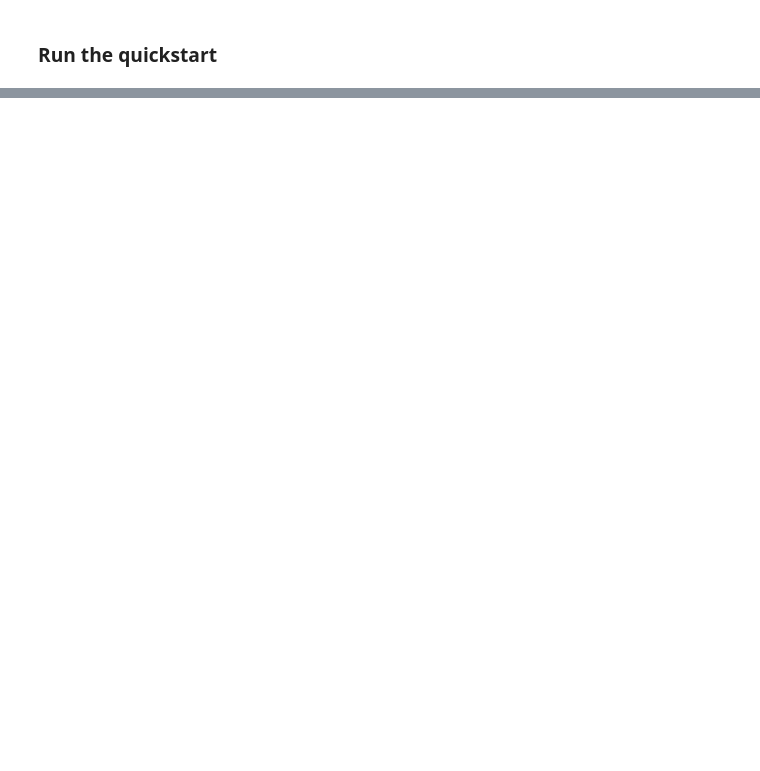
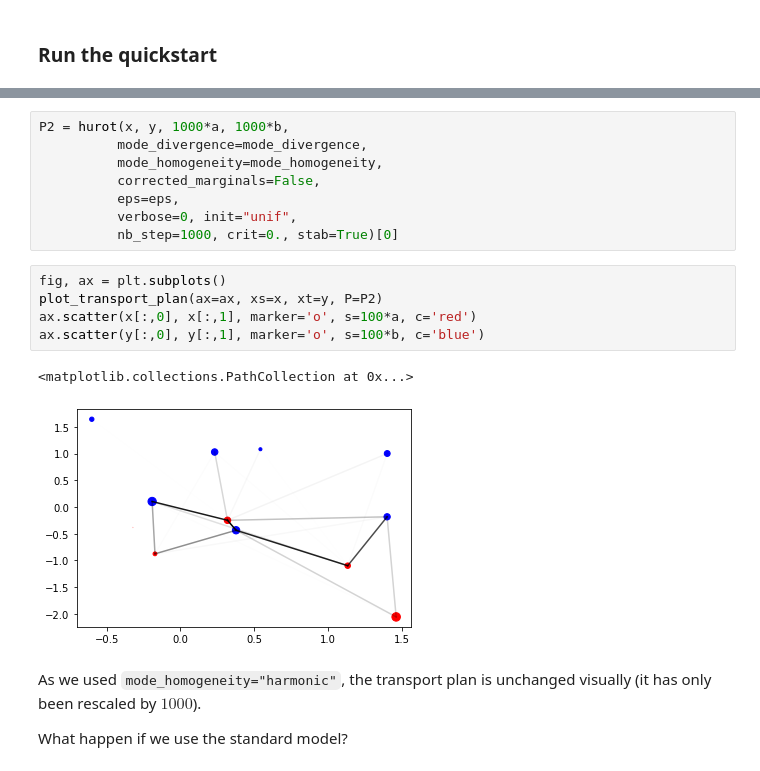
Before and after one commit to tlacombe/homogeneousUROT, a Jupyter notebook: tutorial_HUROT.ipynb, the cells around one changed output, grey strips where cells are left out. Cells and saved outputs as stored; diff of their text form; blank space fills up the shorter version.

```diff
--- a/tutorial_HUROT.ipynb
+++ b/tutorial_HUROT.ipynb
@@ -131,0 +138,20 @@ ax.scatter(y[:,0], y[:,1], marker='o', s=100*b, c='blue')
+# %%
+P2 = hurot(x, y, 1000*a, 1000*b,
+          mode_divergence=mode_divergence,
+          mode_homogeneity=mode_homogeneity,
+          corrected_marginals=False,
+          eps=eps,
+          verbose=0, init="unif",
+          nb_step=1000, crit=0., stab=True)[0]
+# %%
+fig, ax = plt.subplots()
+plot_transport_plan(ax=ax, xs=x, xt=y, P=P2)
+ax.scatter(x[:,0], x[:,1], marker='o', s=100*a, c='red')
+ax.scatter(y[:,0], y[:,1], marker='o', s=100*b, c='blue')
+# %% [output]
+<matplotlib.collections.PathCollection at 0x...>
+[figure, added]
+# %% [markdown]
+As we used `mode_homogeneity="harmonic"`, the transport plan is unchanged visually (it has only been rescaled by $1000$).
+
+What happen if we use the standard model?
```
Also changed, not shown: parts of 10 cells of this notebook, 1 other file.
